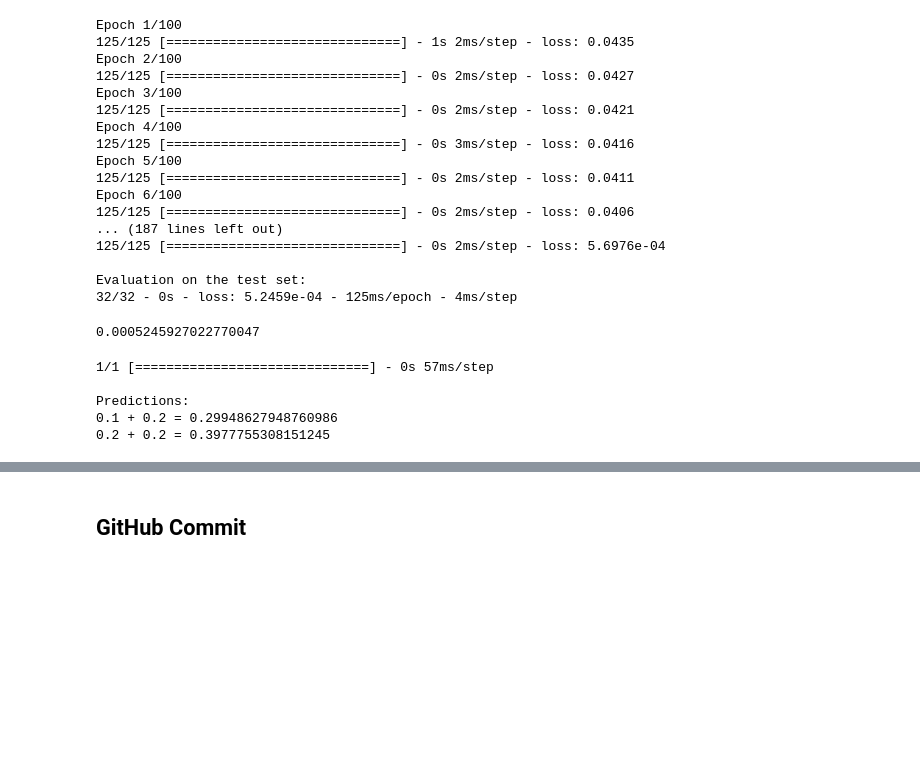
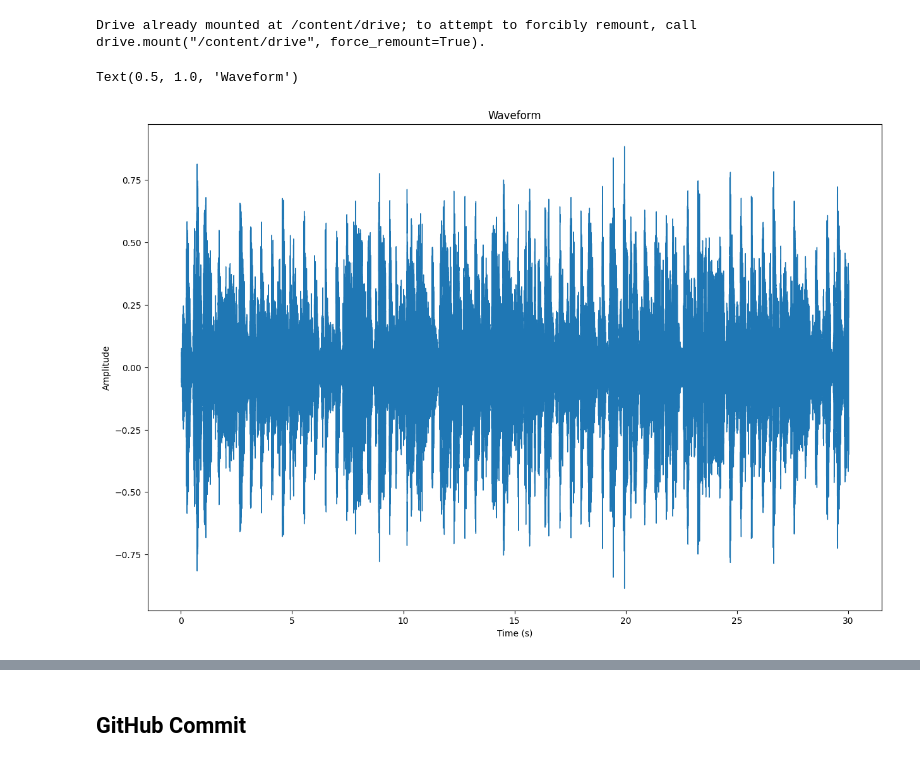
Before and after one commit to AyaSafan/Music-Genre-Classification, a Jupyter notebook: Music-Genre-Classification.ipynb, the cells around one changed output, grey strips where cells are left out. Drawn from its saved outputs; the diff is of its cells as text; code cells hidden in the pictures; blank space fills up the shorter version.

Commit message:
Preprocessing audio data sample

```diff
--- a/Music-Genre-Classification.ipynb
+++ b/Music-Genre-Classification.ipynb
@@ -97,53 +7,22 @@ def generate_random_dataset(num_samples, test_size=0.3):
-# %%
-x_train, x_test, y_train, y_test = generate_random_dataset(5000, 0.2)
-
-# build model with 3 layers: 2 -> 5 -> 1
-model = tf.keras.models.Sequential([
-      tf.keras.layers.Dense(5, input_dim=2, activation="sigmoid"),
-      tf.keras.layers.Dense(1, activation="sigmoid")
-    ])
-
-# choose optimiser
-optimizer = tf.keras.optimizers.SGD(learning_rate=0.1)
-
-# compile model
-model.compile(optimizer=optimizer, loss='mse')
-
-# train model
-model.fit(x_train, y_train, epochs=100)
-
-# evaluate model on test set
-print("\nEvaluation on the test set:")
-model.evaluate(x_test,  y_test, verbose=2)
-# %% [output]
-Epoch 1/100
-125/125 [==============================] - 1s 2ms/step - loss: 0.0435
-Epoch 2/100
-125/125 [==============================] - 0s 2ms/step - loss: 0.0427
-Epoch 3/100
-125/125 [==============================] - 0s 2ms/step - loss: 0.0421
-Epoch 4/100
-125/125 [==============================] - 0s 3ms/step - loss: 0.0416
-Epoch 5/100
-125/125 [==============================] - 0s 2ms/step - loss: 0.0411
-Epoch 6/100
-125/125 [==============================] - 0s 2ms/step - loss: 0.0406
-... (187 lines left out)
-125/125 [==============================] - 0s 2ms/step - loss: 5.6976e-04
-
-Evaluation on the test set:
-32/32 - 0s - loss: 5.2459e-04 - 125ms/epoch - 4ms/step
-0.0005245927022770047
-# %%
-data = np.array([[0.1, 0.2], [0.2, 0.2]])
-predictions = model.predict(data)
-
-print("\nPredictions:")
-for d, p in zip(data, predictions):
-    print("{} + {} = {}".format(d[0], d[1], p[0]))
-# %% [output]
-1/1 [==============================] - 0s 57ms/step
-
-Predictions:
-0.1 + 0.2 = 0.29948627948760986
-0.2 + 0.2 = 0.3977755308151245
+# %%
+from google.colab import drive
+drive.mount('/content/drive')
+# %% [output]
+Drive already mounted at /content/drive; to attempt to forcibly remount, call drive.mount("/content/drive", force_remount=True).
+# %%
+FIG_SIZE = (15,10)
+
+file = "/content/drive/MyDrive/Colab Notebooks/AI-2024/Data/genres_original/blues/blues.00000.wav"
+
+# load audio file usig Librosa
+signal, sample_rate = librosa.load(file, sr=22050)
+
+# Show waveform
+plt.figure(figsize=FIG_SIZE)
+librosa.display.waveshow(signal, sr=sample_rate)
+plt.xlabel("Time (s)")
+plt.ylabel("Amplitude")
+plt.title("Waveform")
+# %% [output]
+Text(0.5, 1.0, 'Waveform')
+[figure, added]
```
Also changed, not shown: parts of 17 cells of this notebook.
